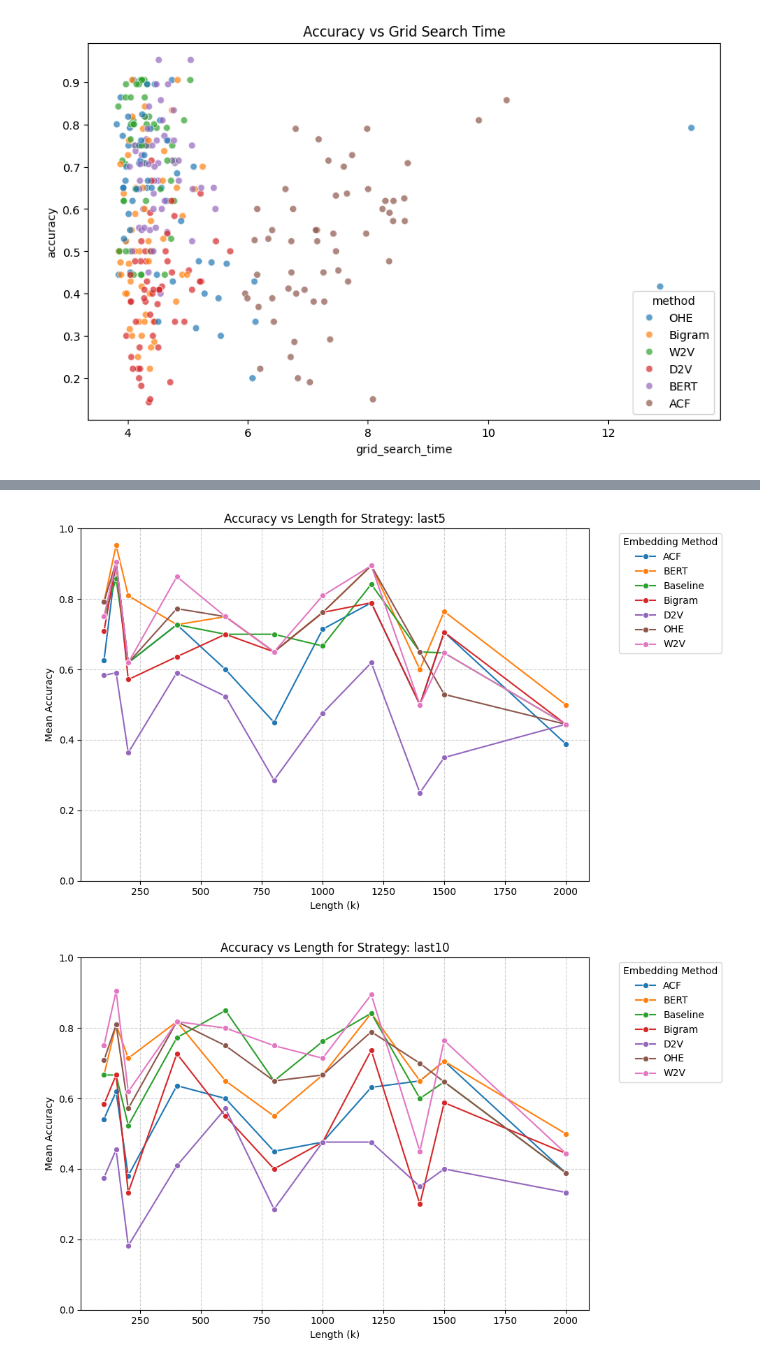
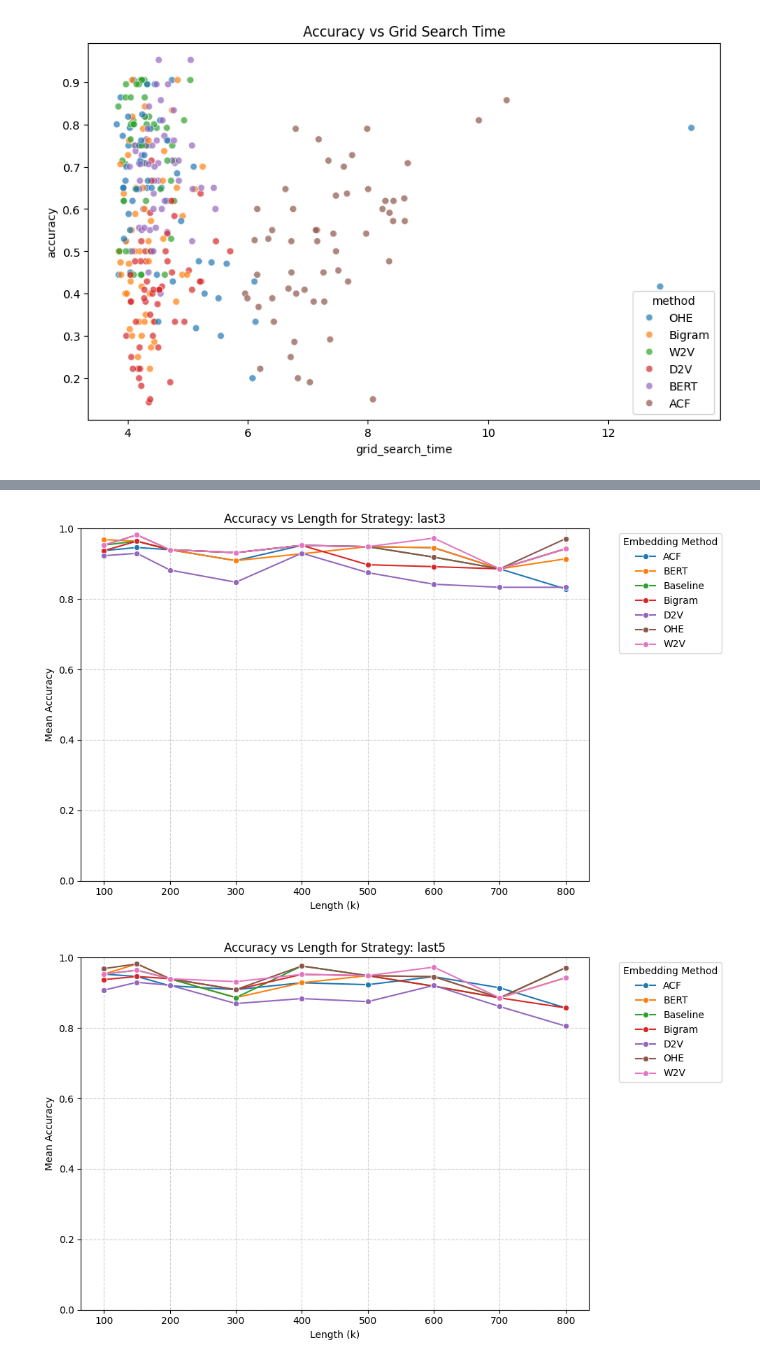
Before and after one commit to GijsCK/Resource-Centric-NAP, a Jupyter notebook: data_analysis.ipynb, the cells around one changed output, grey strips where cells are left out. Drawn from its saved outputs; the diff is of its cells as text; code cells hidden in the pictures.

Commit message:
More results and more plots

```diff
--- a/data_analysis.ipynb
+++ b/data_analysis.ipynb
@@ -72,10 +72,10 @@ import matplotlib.pyplot as plt
 import seaborn as sns
 
 # Load and clean data
-df = pd.read_csv('results/experiment_results_2017.csv', sep=',')
+df = pd.read_csv('results/experiment_results_2019_rf.csv', sep=',')
 df = df[df['status'] == 'Success']
 
-strategies = ['last3', 'last5', 'last10', 'last20']
+strategies = ['prefix', 'last3', 'last5', 'last10','last20']
 
 for strategy in strategies:
     subset = df[df['strategy'] == strategy]
@@ -92,5 +92,5 @@ for strategy in strategies:
     plt.legend(title='Embedding Method', bbox_to_anchor=(1.05, 1), loc='upper left')
     plt.grid(True, linestyle='--', alpha=0.6)
     plt.tight_layout()
-    plt.savefig(f"plots/accuracy_plot_{strategy}_2017.png")
+    plt.savefig(f"plots/accuracy_plot_{strategy}_2018.png")
 # %% [output]
@@ -98,2 +98,2 @@ for strategy in strategies:
-[figure, old version]
+[figure, new version]
-[figure, old version]
+[figure, new version]
```
Also changed, not shown: parts of 1 cell of this notebook, 19 other files.
